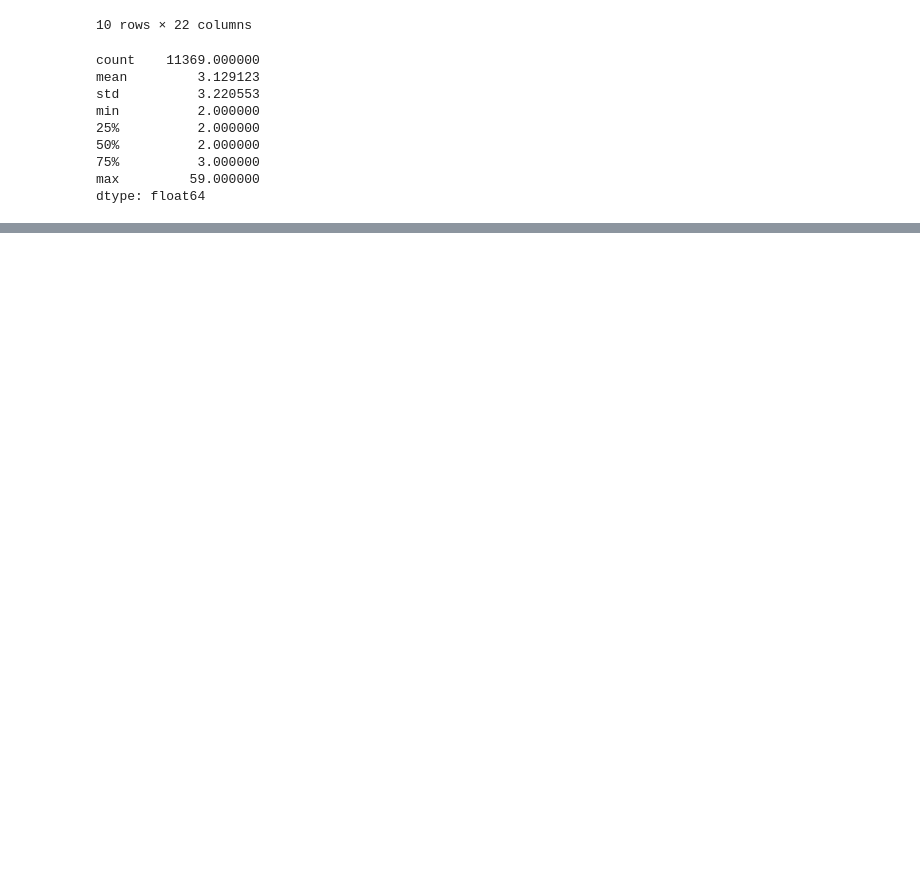
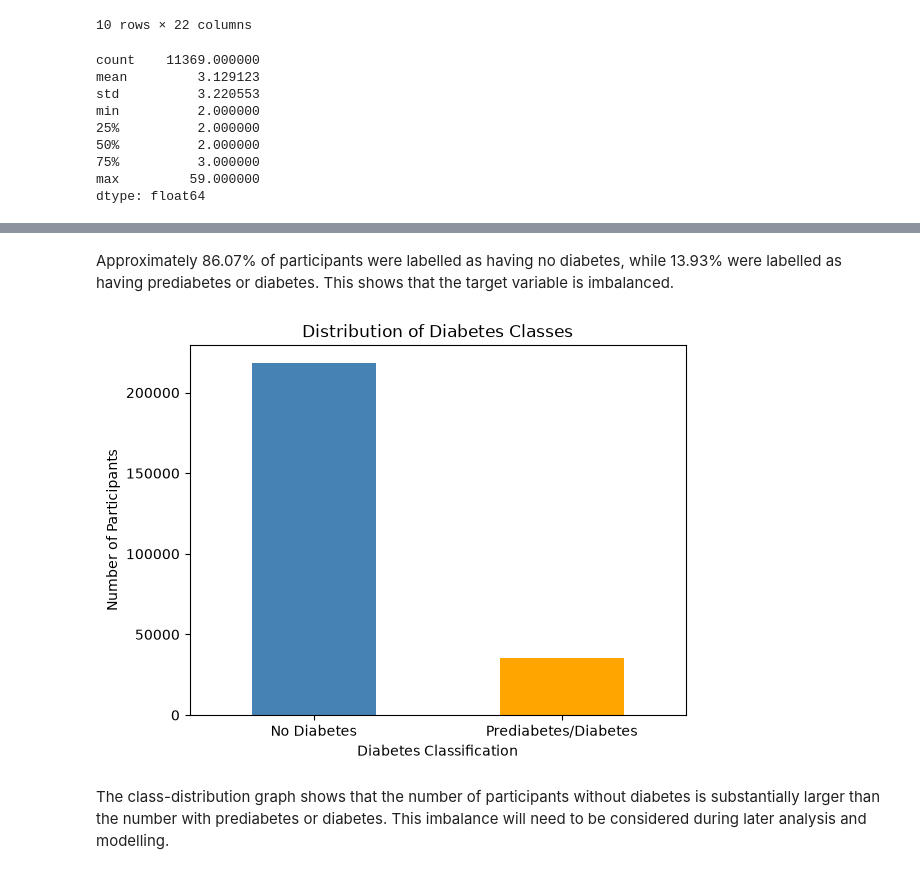
Before and after one commit to ikhalf0/Data_Engineering_and_Ai, a Jupyter notebook: notebooks/01_data_inspection.ipynb, the cells around one changed output, grey strips where cells are left out. Drawn from its saved outputs; the diff is of its cells as text; code cells hidden in the pictures; blank space fills up the shorter version.

```diff
--- a/notebooks/01_data_inspection.ipynb
+++ b/notebooks/01_data_inspection.ipynb
@@ -146,0 +188,9 @@ plt.show()
+# %%
+import pandas as pd
+import matplotlib.pyplot as plt
+
+df = pd.read_csv(
+    "../data/raw/diabetes_binary_health_indicators_BRFSS2015.csv"
+)
+
+print("Dataset loaded successfully.")
@@ -146,0 +529,24 @@ plt.show()
+# %% [markdown]
+Approximately 86.07% of participants were labelled as having no diabetes, while 13.93% were labelled as having prediabetes or diabetes. This shows that the target variable is imbalanced.
+# %%
+import matplotlib.pyplot as plt
+
+df["Diabetes_binary"].value_counts().sort_index().plot(
+    kind="bar",
+    color=["steelblue", "orange"]
+)
+
+plt.title("Distribution of Diabetes Classes")
+plt.xlabel("Diabetes Classification")
+plt.ylabel("Number of Participants")
+plt.xticks(
+    ticks=[0, 1],
+    labels=["No Diabetes", "Prediabetes/Diabetes"],
+    rotation=0
+)
+
+plt.show()
+# %% [output]
+[figure, added]
+# %% [markdown]
+The class-distribution graph shows that the number of participants without diabetes is substantially larger than the number with prediabetes or diabetes. This imbalance will need to be considered during later analysis and modelling.
```
Also changed, not shown: parts of 47 cells of this notebook.
